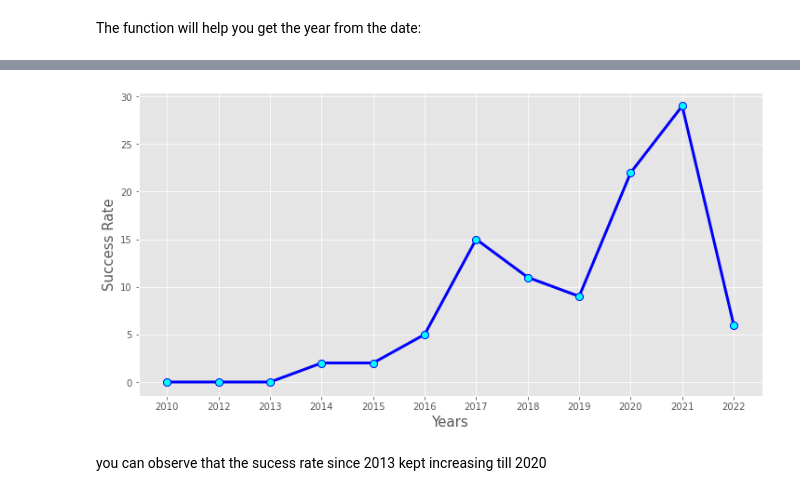
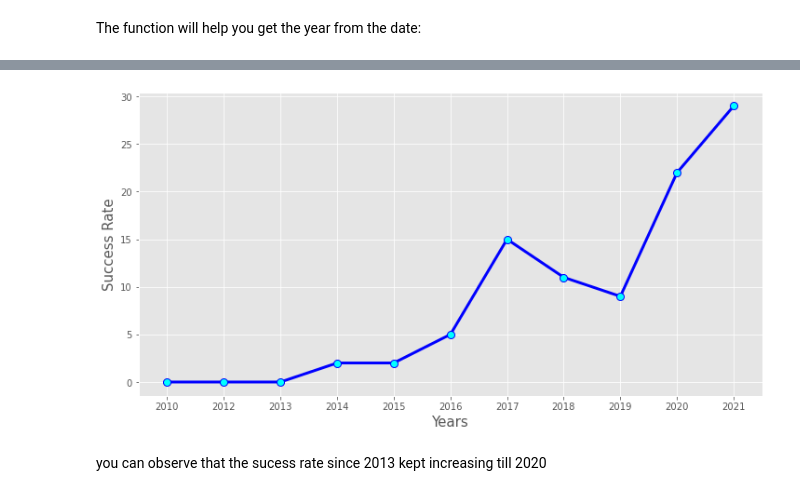
Before and after one commit to amroca79/IBM-Applied-Data-Science-Capstone, a Jupyter notebook: Visualization Analysis and Feature Engineering.ipynb, the cells around one changed output, grey strips where cells are left out. Saved outputs shown, nothing was run; the diff lists cells and outputs as text; code cells hidden in the pictures.

```diff
--- a/Visualization Analysis and Feature Engineering.ipynb
+++ b/Visualization Analysis and Feature Engineering.ipynb
@@ -170,3 +181,6 @@ plt.show()
 You can plot a line chart with x axis to be <code>Year</code> and y axis to be average success rate, to get the average launch success trend.
 # %% [markdown]
 The function will help you get the year from the date:
+# %%
+df1 = df.iloc[0:126,:]
+df1
@@ -174,25 +206,25 @@ The function will help you get the year from the date:
 # A function to Extract years from the date
 year=[]
 def Extract_year(date):
-    for i in df["Date"]:
+    for i in date:
         year.append(i.split("-")[0])
     return year
 # %%
 # Plot a line chart with x axis to be the extracted year and y axis to be the success rate
-x = Extract_year(df['Date'])
+x = Extract_year(df1['Date'])
 date = pd.DataFrame(x)
 concat_df = pd.concat([date, df['Class']], axis=1)
 concat_df.columns = ['Year','Class']
 year_rate = concat_df.groupby('Year').sum().reset_index()
 
 plt.figure(figsize=(12,6))
 plt.style.use('ggplot')
 plt.plot(year_rate['Year'], year_rate['Class'], markerfacecolor='cyan', marker='o', markersize=8, linewidth='3', color='blue')
 plt.xlabel('Years', size=15)
 plt.ylabel('Success Rate', size=15)
 plt.show()
 # %% [output]
-[figure, old version]
+[figure, new version]
 # %% [markdown]
 you can observe that the sucess rate since 2013 kept increasing till 2020
 # %% [markdown]
```
Also changed, not shown: parts of 6 cells of this notebook.
